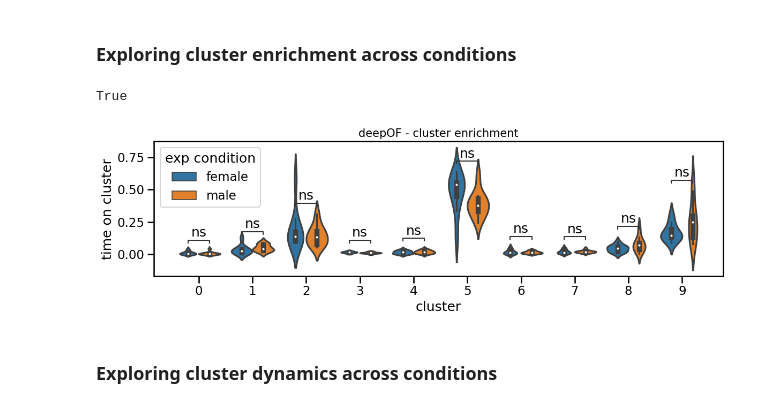
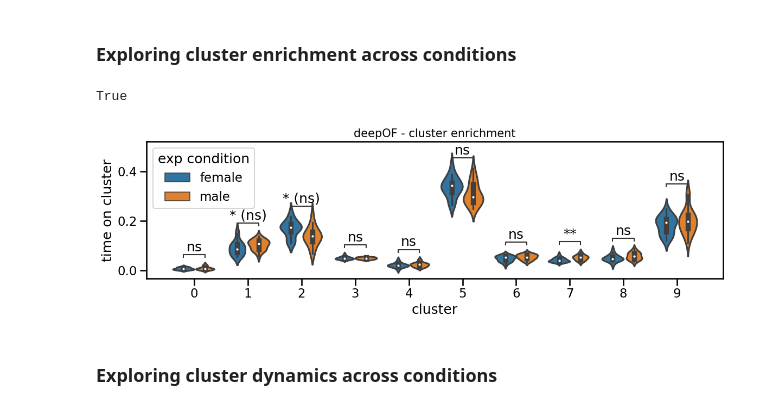
Before and after one commit to mlfpm/deepof, a Jupyter notebook: docs/source/tutorial_notebooks/deepof_unsupervised_tutorial.ipynb, the cells around one changed output. Cells and saved outputs as stored; diff of their text form; code cells hidden in the pictures.

```diff
--- a/docs/source/tutorial_notebooks/deepof_unsupervised_tutorial.ipynb
+++ b/docs/source/tutorial_notebooks/deepof_unsupervised_tutorial.ipynb
@@ -37,7 +37,8 @@ with open("./deepof_FC_project_files/Coordinates/FC_dataset_experimental_conditi
 my_deepof_project._exp_conditions = exp_conditions
 
 # Update project path to a local path
-my_deepof_project._project_path = ""
+my_deepof_project._project_path = "./"
+my_deepof_project._project_name = "deepof_FC_project_files/"
 # %%
 # THIS SHOULD BE THE LAST SECTION OF THE FIRST TUTORIAL!
 
@@ -321,26 +289,26 @@ plt.close()
 # %% [markdown]
 ### Exploring cluster enrichment across conditions
-# %%
-my_deepof_project.get_exp_conditions['Test_10_FA_JB06_2_cut'].Sex.values[0] == "female"
-# %% [output]
-True
+# %%
+my_deepof_project.get_exp_conditions['Test_10_FA_JB06_2_cut'].Sex.values[0] == "female"
+# %% [output]
+True
 # %%
 fig, ax = plt.subplots(1, 1, figsize=(12, 4))
 
 deepof.visuals.plot_cluster_enrichment(
     my_deepof_project,
-    {key:emb for key, emb in embeddings.items() if my_deepof_project.get_exp_conditions[key].Condition.values[0] == "Nonstressed"},
-    {key:sfc for key, sfc in soft_counts.items() if my_deepof_project.get_exp_conditions[key].Condition.values[0] == "Nonstressed"},
-    {key:brk for key, brk in breaks.items() if my_deepof_project.get_exp_conditions[key].Condition.values[0] == "Nonstressed"},
+    embeddings,
+    soft_counts,
+    breaks,
     normalize=True,
-    bin_size=1000,
-    bin_index=1,
+    #bin_size=1000,
+    #bin_index=1,
     add_stats="Mann-Whitney",
     exp_condition="Sex",
     verbose=False,
     ax=ax,
 )
 # %% [output]
-[figure, old version]
+[figure, new version]
 # %% [markdown]
 ### Exploring cluster dynamics across conditions
```
Also changed, not shown: parts of 26 cells of this notebook, 3 other files.
